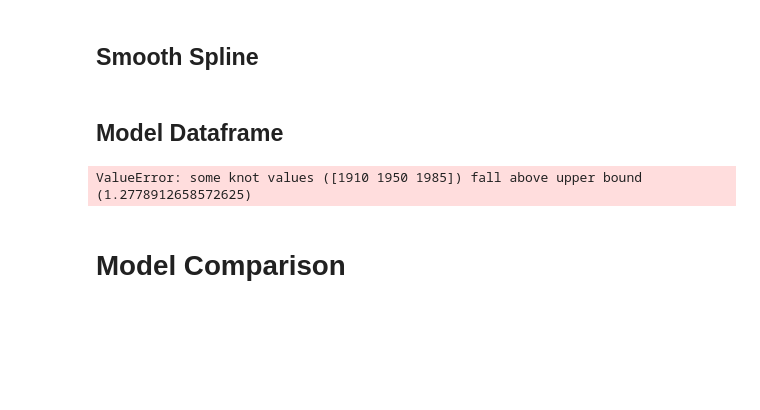
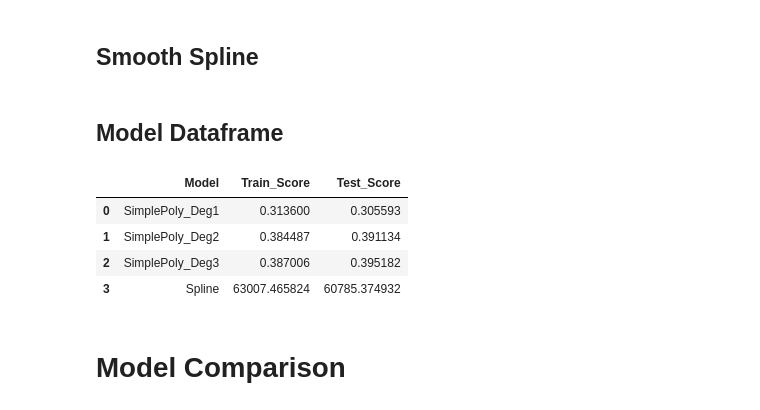
Before and after one commit to CategorIAN/CSCI550MP2, a Jupyter notebook: nb2.ipynb, the cells around one changed output. Drawn from its saved outputs; the diff is of its cells as text; code cells hidden in the pictures; blank space fills up the shorter version.

```diff
--- a/nb2.ipynb
+++ b/nb2.ipynb
@@ -439,10 +441,9 @@ for i in range(1, 3+1):
 # %%
 def spline(data, predictor, target):
     X_train, X_test, Y_train, Y_test = train_test_split(data[predictor], data[target], test_size=0.3, random_state=1)
-    string = "bs(train, knots=(1910,1950,1985), degree=3, include_intercept=False)"
-    X_tr_train, X_tr_test = [dmatrix(string, {name:X}, return_type="dataframe") for name, X in [("train", X_train), ("test", X_test)]]
-    model = sm.GLM(Y_train, X_tr_train)
-    model.fit()
+    str_func = lambda name: "bs({}, knots=(1910,1950,1985), degree=3, include_intercept=False)".format(name)
+    X_tr_train, X_tr_test = [dmatrix(str_func(name), {name:X}, return_type="dataframe") for name, X in [("train", X_train), ("test", X_test)]]
+    model = sm.GLM(Y_train, X_tr_train).fit()
     train_score, test_score = [mean_squared_error(Y, model.predict(X), squared = False) for X, Y in [(X_tr_train, Y_train), (X_tr_test, Y_test)]]
     return Model("Spline", model, train_score, test_score)
 # %% [markdown]
@@ -452,10 +453,15 @@ def model_df(models):
     return pd.DataFrame.from_dict(data = dict([(i, models[i].info()) for i in range(len(models))]), orient='index',
                                        columns = ["Model", "Train_Score", "Test_Score"])
 # %%
-models = [simplePolyReg(data_3, "Year.Built", "price", i+1) for i in range(3)] + [spline(data_3, "Year.Built", "price")]
+models = [simplePolyReg(data, "Year.Built", "price", i+1) for i in range(3)] + [spline(data, "Year.Built", "price")]
+#models = [spline(data, "Year.Built", "price")]
 model_df(models).head()
 # %% [output]
-ValueError: some knot values ([1910 1950 1985]) fall above upper bound (1.2778912658572625)
+|  | Model | Train_Score | Test_Score |
+| 0 | SimplePoly_Deg1 | 0.313600 | 0.305593 |
+| 1 | SimplePoly_Deg2 | 0.384487 | 0.391134 |
+| 2 | SimplePoly_Deg3 | 0.387006 | 0.395182 |
+| 3 | Spline | 63007.465824 | 60785.374932 |
 # %% [markdown]
 # Model Comparison
 # %%
```
Also changed, not shown: parts of 3 cells of this notebook, 1 other file.
